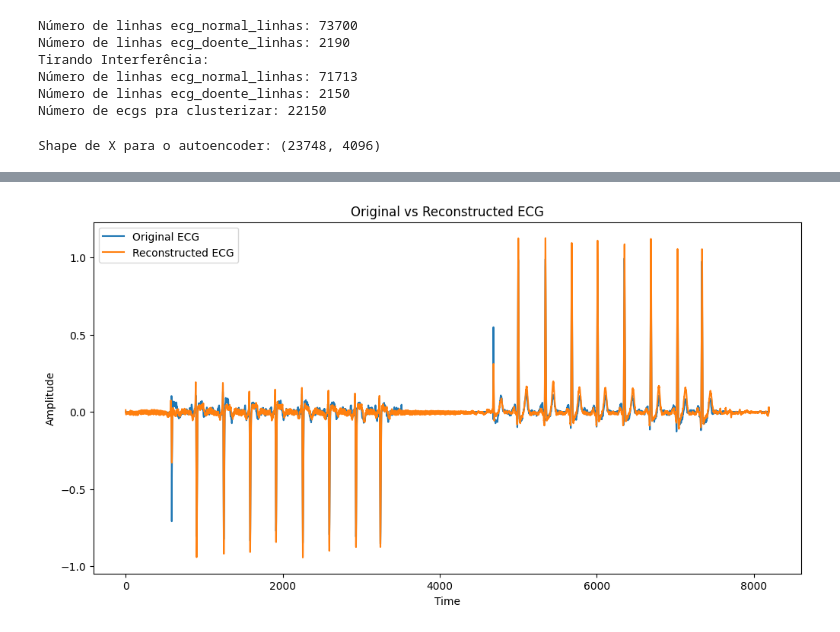
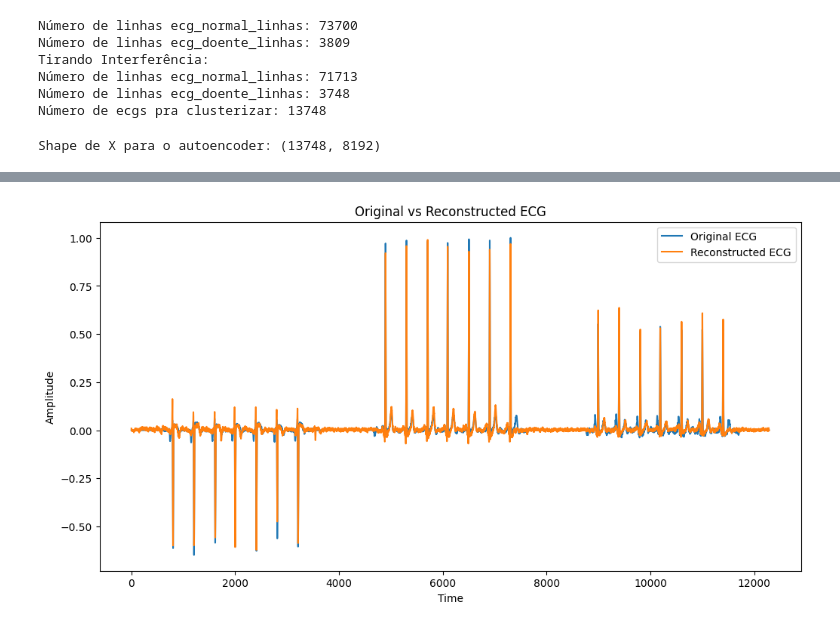
Before and after one commit to pedrobacelar28/Clustering-Paper, a Jupyter notebook: Projeto/guilherme/autoencoder_limpo.ipynb, the cells around one changed output, grey strips where cells are left out. Cells and saved outputs as stored; diff of their text form; code cells hidden in the pictures.

```diff
--- a/Projeto/guilherme/autoencoder_limpo.ipynb
+++ b/Projeto/guilherme/autoencoder_limpo.ipynb
@@ -47,11 +47,11 @@ ecg_normal_linhas = dados.index[(dados.iloc[:, 14].isin(arquivos_usados))  &
                                 (dados.iloc[:, 13] == True) ]
 
 ecg_doente_linhas = dados.index[(dados.iloc[:, 14].isin(arquivos_usados)) &
-                                (dados.iloc[:, 4] == True) &
+                                (dados.iloc[:, 4] == False) &
                                 (dados.iloc[:, 5] == False) &
                                 (dados.iloc[:, 6] == False) &
                                 (dados.iloc[:, 7] == False) &
-                                (dados.iloc[:, 8] == False) &
+                                (dados.iloc[:, 8] == True) &
                                 (dados.iloc[:, 9] == False)]
 
 print("Número de linhas ecg_normal_linhas:", len(ecg_normal_linhas))
@@ -67,11 +67,11 @@ ecg_normal_linhas = dados.index[~dados['exam_id'].isin(interferencias_ids) &
 
 ecg_doente_linhas = dados.index[~dados['exam_id'].isin(interferencias_ids) &
                                 (dados.iloc[:, 14].isin(arquivos_usados)) &
-                                (dados.iloc[:, 4] == True) &
+                                (dados.iloc[:, 4] == False) &
                                 (dados.iloc[:, 5] == False) &
                                 (dados.iloc[:, 6] == False) &
                                 (dados.iloc[:, 7] == False) &
-                                (dados.iloc[:, 8] == False) &
+                                (dados.iloc[:, 8] == True) &
                                 (dados.iloc[:, 9] == False)]
 
 print("Tirando Interferência:")
@@ -88,11 +88,11 @@ ids_ecgs= ecg_doente_id + ecg_normal
 print("Número de ecgs pra clusterizar:", len(ids_ecgs))
 # %% [output]
 Número de linhas ecg_normal_linhas: 73700
-Número de linhas ecg_doente_linhas: 2190
+Número de linhas ecg_doente_linhas: 3809
 Tirando Interferência:
 Número de linhas ecg_normal_linhas: 71713
-Número de linhas ecg_doente_linhas: 2150
-Número de ecgs pra clusterizar: 22150
+Número de linhas ecg_doente_linhas: 3748
+Número de ecgs pra clusterizar: 13748
 # %%
 # Função para obter dados de ECG de um arquivo HDF5
 def get_ecg_data(file_paths, exam_id):
@@ -114,11 +114,12 @@ all_tracings = []
 for exam_id in ids_ecgs:
     tracings = get_ecg_data(file_paths, exam_id)
     # Selecionar as leads V1 (índice 6) e V6 (índice 11)
-    #lead_v1 = tracings[:, 6]
-    lead_v6 = tracings[:, 1]
-     #Combinar as leads V1 e V6 em uma única dimensão
-    #combined_leads = np.concatenate((lead_v1, lead_v6))
-    all_tracings.append(lead_v6)
+    lead_v1 = tracings[:, 6]
+    lead_v6 = tracings[:, 11]
+    #lead_d2 = tracings[:, 1]
+    #Combinar as leads V1 e V6 em uma única dimensão
+    combined_leads = np.concatenate((lead_v1, lead_v6))
+    all_tracings.append(combined_leads)
 
 # Converter lista para array numpy
 X = np.array(all_tracings)
@@ -127,12 +128,12 @@ print("Shape de X para o autoencoder:", X.shape)
 
 # X agora está pronto para ser usado no autoencoder
 # %% [output]
-Shape de X para o autoencoder: (23748, 4096)
+Shape de X para o autoencoder: (13748, 8192)
 # %%
 from sklearn.model_selection import train_test_split
 
 
-autoencoder = tf.keras.models.load_model('../Algoritmos/modelos/autoencoder_model.keras')
+autoencoder = tf.keras.models.load_model('modelos/autoencoder_model_D2V1V6.keras')
 # Normalizar os dados entre 0 e 1 para um melhor desempenho do autoencoder
 X = X / np.max(np.abs(X), axis=1, keepdims=True)
 
@@ -163 +168 @@ plt.show()
-[figure, old version]
+[figure, new version]
```
Also changed, not shown: parts of 8 cells of this notebook, 1 other file.
